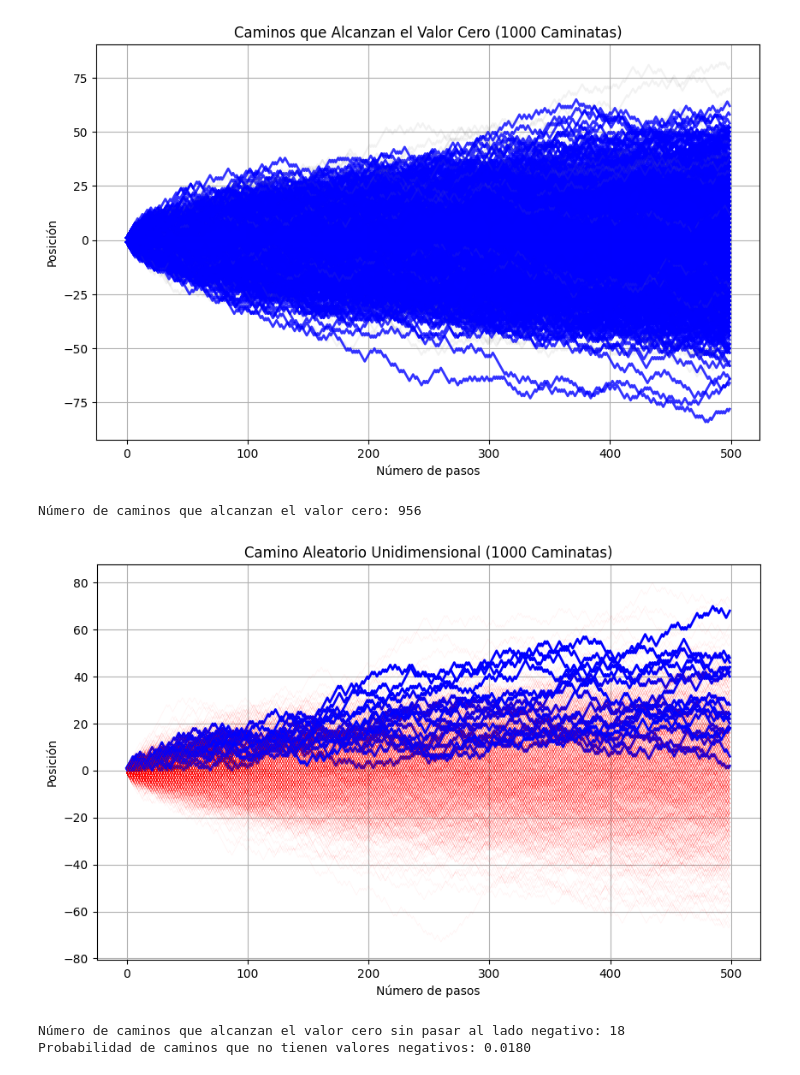
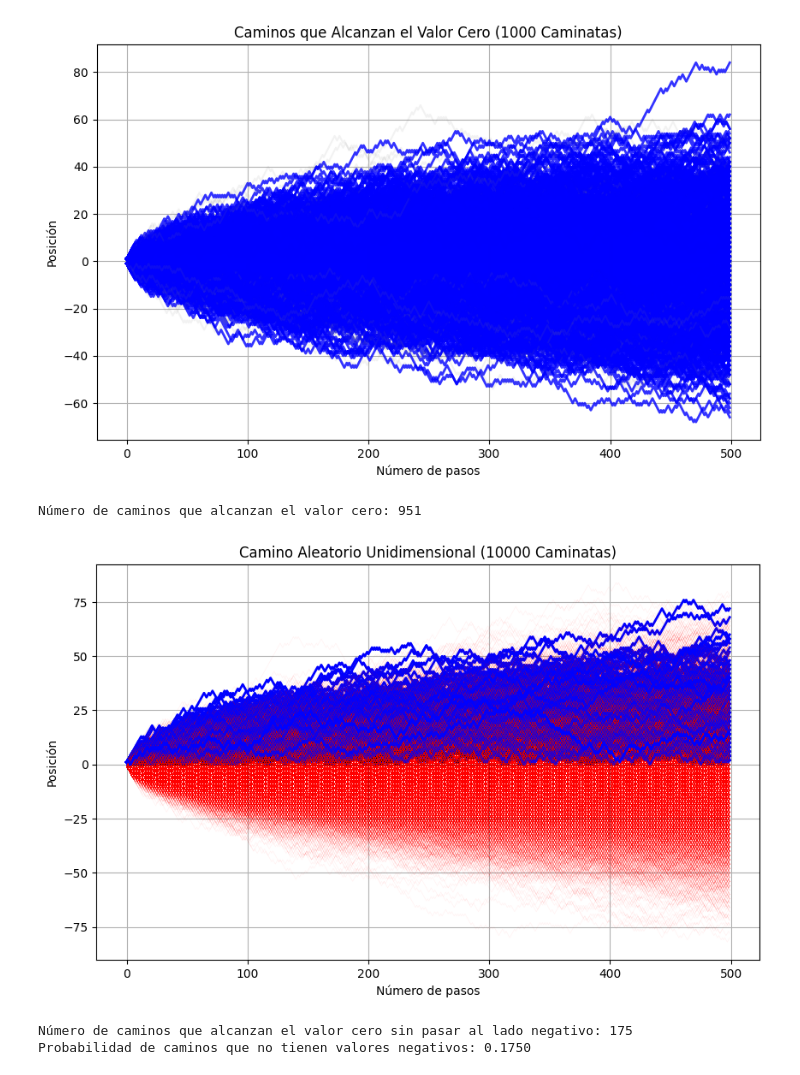
Before and after one commit to SaltyPumpkin/Random-Walk, a Jupyter notebook: Caminatas Aleatorias.ipynb, the cells around one changed output. Drawn from its saved outputs; the diff is of its cells as text; code cells hidden in the pictures.

```diff
--- a/Caminatas Aleatorias.ipynb
+++ b/Caminatas Aleatorias.ipynb
@@ -31,7 +31,7 @@ import matplotlib.pyplot as plt
 
 # Parámetros
 num_pasos = 500  # Número de pasos
-num_caminatas = 1000     # Número de caminatas para visualizar
+num_caminatas = 10000     # Número de caminatas para visualizar
 
 # Variable para contar los caminos que no son negativos
 negativos = 0
@@ -55,7 +55,7 @@ for i in range(num_caminatas):
 probabilidad = negativos / num_caminatas
 
 # Personalización del gráfico
-plt.title('Camino Aleatorio Unidimensional (1000 Caminatas)')
+plt.title('Camino Aleatorio Unidimensional (10000 Caminatas)')
 plt.xlabel('Número de pasos')
 plt.ylabel('Posición')
 plt.grid(True)
@@ -105,49 +105,49 @@ plt.show()
 # Resultado de la cuenta
 print(f'Número de caminos que alcanzan el valor cero: {caminos_que_alcanzan_cero}')
 # %% [output]
-[figure, old version]
+[figure, new version]
-Número de caminos que alcanzan el valor cero: 956
+Número de caminos que alcanzan el valor cero: 951
 # %%
 import numpy as np
 import matplotlib.pyplot as plt
 
 # Parámetros
 num_steps = 500  # Número de pasos
-num_walks = 1000   # Número de caminatas para visualizar
+num_walks = 10000   # Número de caminatas para visualizar
 
 # Variable para contar los caminos que alcanzan el valor cero y no pasan al lado negativo
 zero_non_negative_count = 0
 
 # Simulación de caminatas aleatorias unidimensionales
 plt.figure(figsize=(10, 6))  # Configura el tamaño de la figura
 for i in range(num_walks):
     # Genera una caminata aleatoria: -1 para paso a la izquierda, 1 para paso a la derecha
     steps = np.random.choice([-1, 1], size=num_steps)
 
     # Calcula la posición en cada paso
     position = np.cumsum(steps)
 
     # Verifica si la caminata alcanza el valor cero y nunca pasa al lado negativo
     if np.any(position == 0) and np.all(position >= 0):
         zero_non_negative_count += 1
         plt.plot(position, color='blue', alpha=1.0, linewidth=2)  # Resalta los caminos en azul
     else:
         plt.plot(position, color='red', alpha=0.05, linewidth=0.5)  # Caminos sutiles que no cumplen la condición
 
 # Personalización del gráfico
-plt.title('Camino Aleatorio Unidimensional (1000 Caminatas)')
+plt.title('Camino Aleatorio Unidimensional (10000 Caminatas)')
 plt.xlabel('Número de pasos')
 plt.ylabel('Posición')
 plt.grid(True)
 plt.show()
 
 # Cálculo de la probabilidad
 probabilidad = zero_non_negative_count / num_caminatas
 
 # Resultado de la cuenta
 print(f'Número de caminos que alcanzan el valor cero sin pasar al lado negativo: {zero_non_negative_count}')
 print(f'Probabilidad de caminos que no tienen valores negativos: {probabilidad:.4f}')
 # %% [output]
-[figure, old version]
+[figure, new version]
-Número de caminos que alcanzan el valor cero sin pasar al lado negativo: 18
-Probabilidad de caminos que no tienen valores negativos: 0.0180
+Número de caminos que alcanzan el valor cero sin pasar al lado negativo: 175
+Probabilidad de caminos que no tienen valores negativos: 0.1750
```
Also changed, not shown: parts of 4 cells of this notebook.
